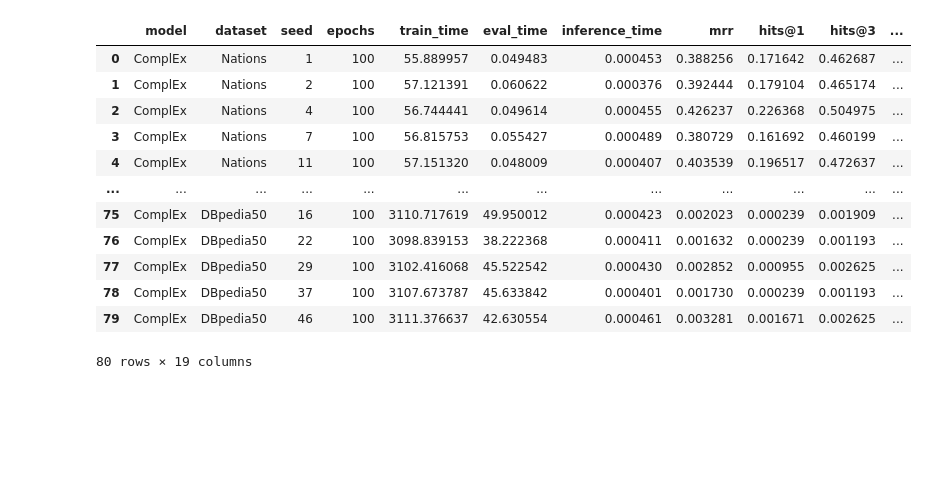
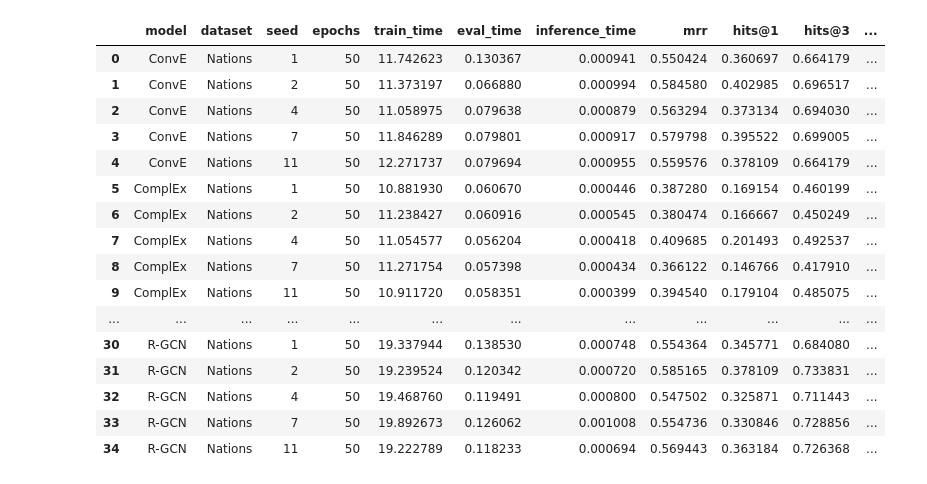
Before and after one commit to grkremer/perf_2026-1, a Jupyter notebook: plotting.ipynb, the cells around one changed output. Saved outputs shown, nothing was run; the diff lists cells and outputs as text; code cells hidden in the pictures; blank space fills up the shorter version.

```diff
--- a/plotting.ipynb
+++ b/plotting.ipynb
@@ -4,19 +4,23 @@ import seaborn as sns
 import matplotlib.pyplot as plt
 import numpy as np
 # %%
-data = pd.read_csv('results_nations+db.csv')
+data = pd.read_csv('results/results_v05.csv')
 data
 # %% [output]
 |  | model | dataset | seed | epochs | train_time | eval_time | inference_time | mrr | hits@1 | hits@3 | ... |
-| 0 | ComplEx | Nations | 1 | 100 | 55.889957 | 0.049483 | 0.000453 | 0.388256 | 0.171642 | 0.462687 | ... |
-| 1 | ComplEx | Nations | 2 | 100 | 57.121391 | 0.060622 | 0.000376 | 0.392444 | 0.179104 | 0.465174 | ... |
-| 2 | ComplEx | Nations | 4 | 100 | 56.744441 | 0.049614 | 0.000455 | 0.426237 | 0.226368 | 0.504975 | ... |
-| 3 | ComplEx | Nations | 7 | 100 | 56.815753 | 0.055427 | 0.000489 | 0.380729 | 0.161692 | 0.460199 | ... |
-| 4 | ComplEx | Nations | 11 | 100 | 57.151320 | 0.048009 | 0.000407 | 0.403539 | 0.196517 | 0.472637 | ... |
+| 0 | ConvE | Nations | 1 | 50 | 11.742623 | 0.130367 | 0.000941 | 0.550424 | 0.360697 | 0.664179 | ... |
+| 1 | ConvE | Nations | 2 | 50 | 11.373197 | 0.066880 | 0.000994 | 0.584580 | 0.402985 | 0.696517 | ... |
+| 2 | ConvE | Nations | 4 | 50 | 11.058975 | 0.079638 | 0.000879 | 0.563294 | 0.373134 | 0.694030 | ... |
+| 3 | ConvE | Nations | 7 | 50 | 11.846289 | 0.079801 | 0.000917 | 0.579798 | 0.395522 | 0.699005 | ... |
+| 4 | ConvE | Nations | 11 | 50 | 12.271737 | 0.079694 | 0.000955 | 0.559576 | 0.378109 | 0.664179 | ... |
+| 5 | ComplEx | Nations | 1 | 50 | 10.881930 | 0.060670 | 0.000446 | 0.387280 | 0.169154 | 0.460199 | ... |
+| 6 | ComplEx | Nations | 2 | 50 | 11.238427 | 0.060916 | 0.000545 | 0.380474 | 0.166667 | 0.450249 | ... |
+| 7 | ComplEx | Nations | 4 | 50 | 11.054577 | 0.056204 | 0.000418 | 0.409685 | 0.201493 | 0.492537 | ... |
+| 8 | ComplEx | Nations | 7 | 50 | 11.271754 | 0.057398 | 0.000434 | 0.366122 | 0.146766 | 0.417910 | ... |
+| 9 | ComplEx | Nations | 11 | 50 | 10.911720 | 0.058351 | 0.000399 | 0.394540 | 0.179104 | 0.485075 | ... |
 | ... | ... | ... | ... | ... | ... | ... | ... | ... | ... | ... | ... |
-| 75 | ComplEx | DBpedia50 | 16 | 100 | 3110.717619 | 49.950012 | 0.000423 | 0.002023 | 0.000239 | 0.001909 | ... |
-| 76 | ComplEx | DBpedia50 | 22 | 100 | 3098.839153 | 38.222368 | 0.000411 | 0.001632 | 0.000239 | 0.001193 | ... |
-| 77 | ComplEx | DBpedia50 | 29 | 100 | 3102.416068 | 45.522542 | 0.000430 | 0.002852 | 0.000955 | 0.002625 | ... |
-| 78 | ComplEx | DBpedia50 | 37 | 100 | 3107.673787 | 45.633842 | 0.000401 | 0.001730 | 0.000239 | 0.001193 | ... |
-| 79 | ComplEx | DBpedia50 | 46 | 100 | 3111.376637 | 42.630554 | 0.000461 | 0.003281 | 0.001671 | 0.002625 | ... |
+| 30 | R-GCN | Nations | 1 | 50 | 19.337944 | 0.138530 | 0.000748 | 0.554364 | 0.345771 | 0.684080 | ... |
+| 31 | R-GCN | Nations | 2 | 50 | 19.239524 | 0.120342 | 0.000720 | 0.585165 | 0.378109 | 0.733831 | ... |
+| 32 | R-GCN | Nations | 4 | 50 | 19.468760 | 0.119491 | 0.000800 | 0.547502 | 0.325871 | 0.711443 | ... |
+| 33 | R-GCN | Nations | 7 | 50 | 19.892673 | 0.126062 | 0.001008 | 0.554736 | 0.330846 | 0.728856 | ... |
+| 34 | R-GCN | Nations | 11 | 50 | 19.222789 | 0.118233 | 0.000694 | 0.569443 | 0.363184 | 0.726368 | ... |
-80 rows × 19 columns
```
Also changed, not shown: parts of 15 cells of this notebook, 5 other files.
